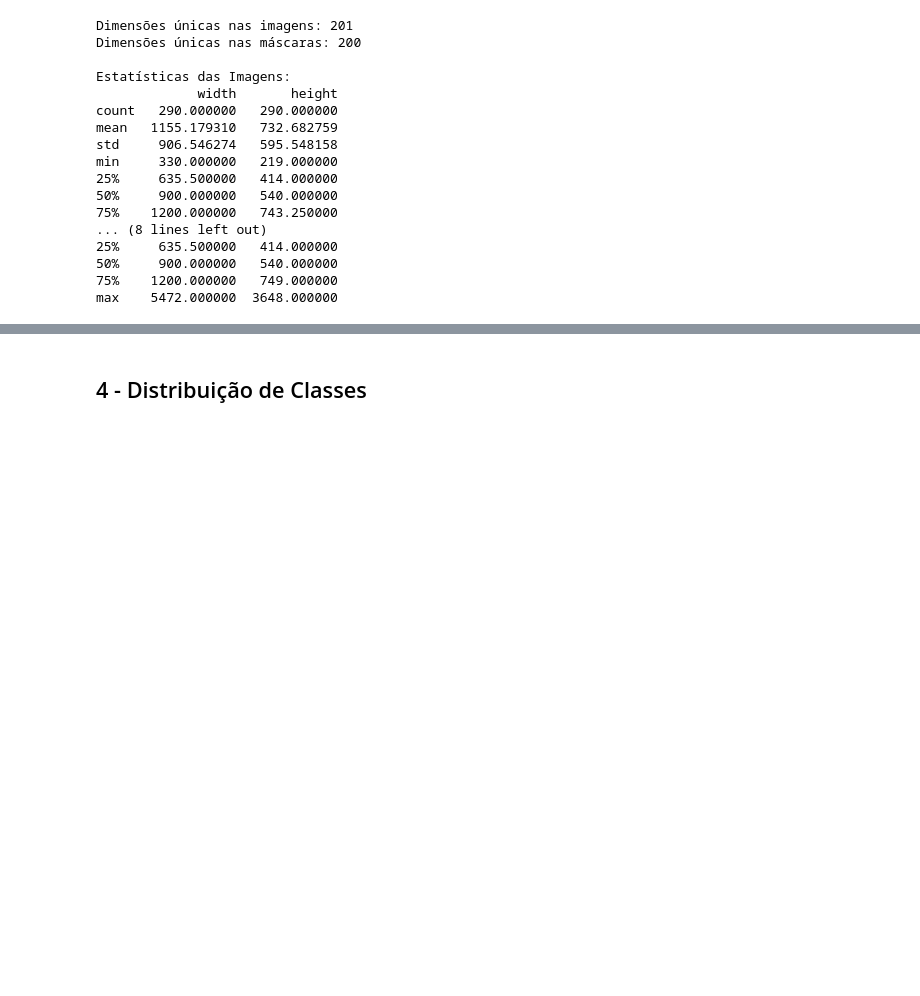
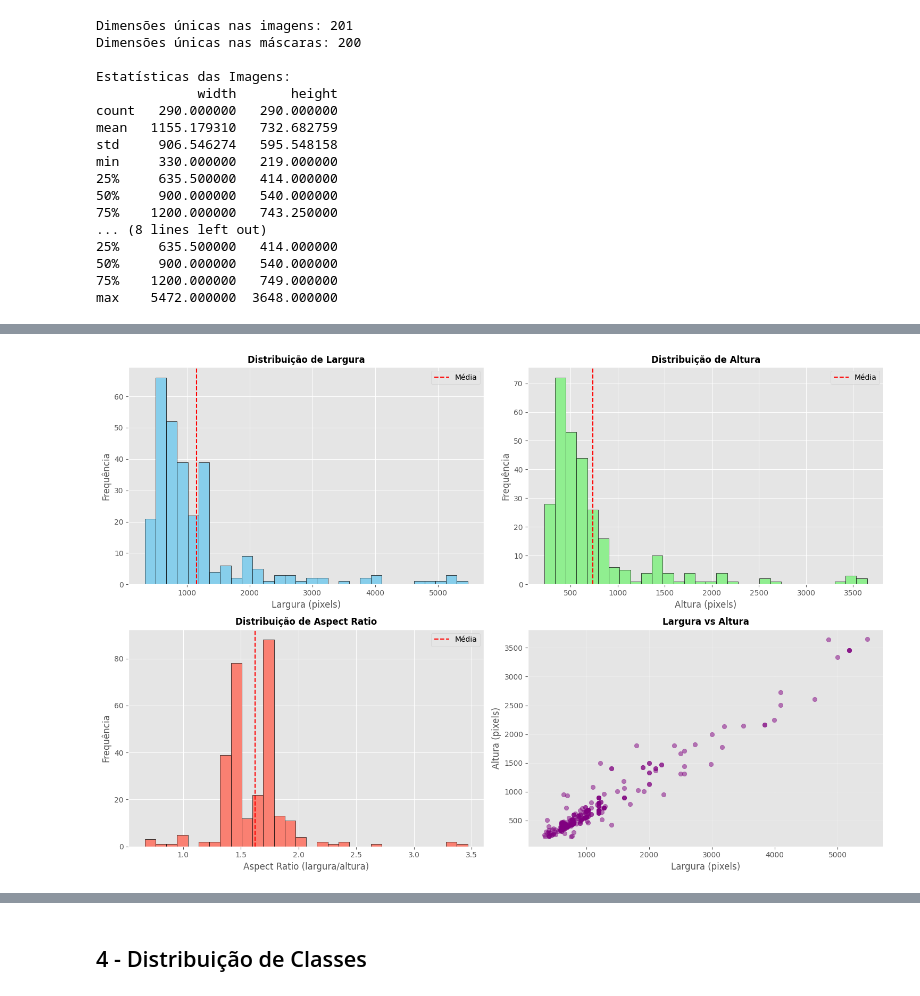
Before and after one commit to Alan-oliveir/squad-4_segmentacao_areas_inundacao, a Jupyter notebook: notebooks/squad_4_segmentacao_areas_inundacao.ipynb, the cells around one changed output, grey strips where cells are left out. Saved outputs shown, nothing was run; the diff lists cells and outputs as text; code cells hidden in the pictures; blank space fills up the shorter version.

```diff
--- a/notebooks/squad_4_segmentacao_areas_inundacao.ipynb
+++ b/notebooks/squad_4_segmentacao_areas_inundacao.ipynb
@@ -451,0 +630,39 @@ max    5472.000000  3648.000000
+# %%
+# Visualizar distribuição de dimensões
+fig, axes = plt.subplots(2, 2, figsize=(15, 10))
+
+# Largura
+axes[0, 0].hist(dimensions_df['img_width'], bins=30, color='skyblue', edgecolor='black')
+axes[0, 0].set_title('Distribuição de Largura', fontsize=12, fontweight='bold')
+axes[0, 0].set_xlabel('Largura (pixels)')
+axes[0, 0].set_ylabel('Frequência')
+axes[0, 0].axvline(dimensions_df['img_width'].mean(), color='red', linestyle='--', label='Média')
+axes[0, 0].legend()
+
+# Altura
+axes[0, 1].hist(dimensions_df['img_height'], bins=30, color='lightgreen', edgecolor='black')
+axes[0, 1].set_title('Distribuição de Altura', fontsize=12, fontweight='bold')
+axes[0, 1].set_xlabel('Altura (pixels)')
+axes[0, 1].set_ylabel('Frequência')
+axes[0, 1].axvline(dimensions_df['img_height'].mean(), color='red', linestyle='--', label='Média')
+axes[0, 1].legend()
+
+# Aspect Ratio
+axes[1, 0].hist(dimensions_df['aspect_ratio'], bins=30, color='salmon', edgecolor='black')
+axes[1, 0].set_title('Distribuição de Aspect Ratio', fontsize=12, fontweight='bold')
+axes[1, 0].set_xlabel('Aspect Ratio (largura/altura)')
+axes[1, 0].set_ylabel('Frequência')
+axes[1, 0].axvline(dimensions_df['aspect_ratio'].mean(), color='red', linestyle='--', label='Média')
+axes[1, 0].legend()
+
+# Scatter: Largura vs Altura
+axes[1, 1].scatter(dimensions_df['img_width'], dimensions_df['img_height'], alpha=0.5, color='purple')
+axes[1, 1].set_title('Largura vs Altura', fontsize=12, fontweight='bold')
+axes[1, 1].set_xlabel('Largura (pixels)')
+axes[1, 1].set_ylabel('Altura (pixels)')
+axes[1, 1].grid(True, alpha=0.3)
+
+plt.tight_layout()
+plt.show()
+# %% [output]
+[figure, added]
```
Also changed, not shown: parts of 22 cells of this notebook.
